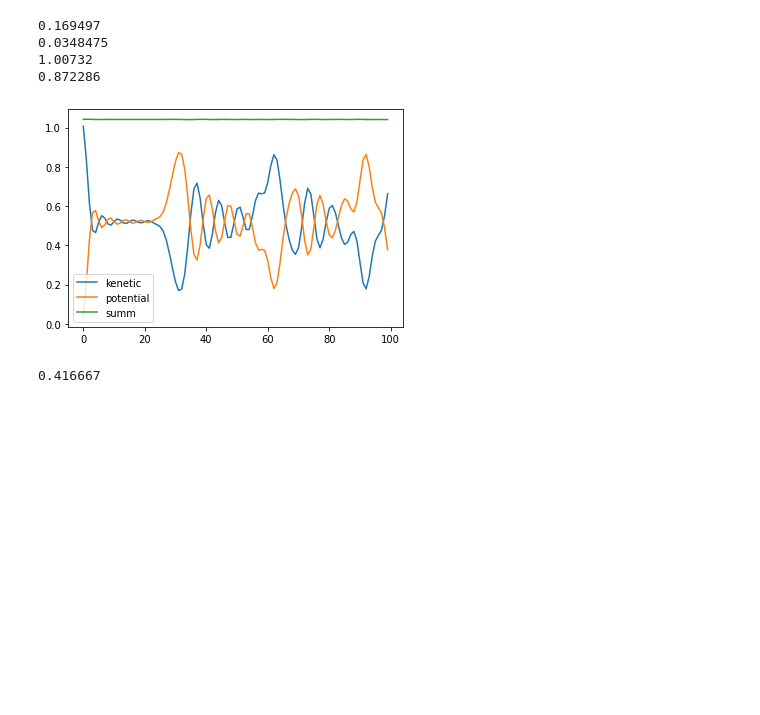
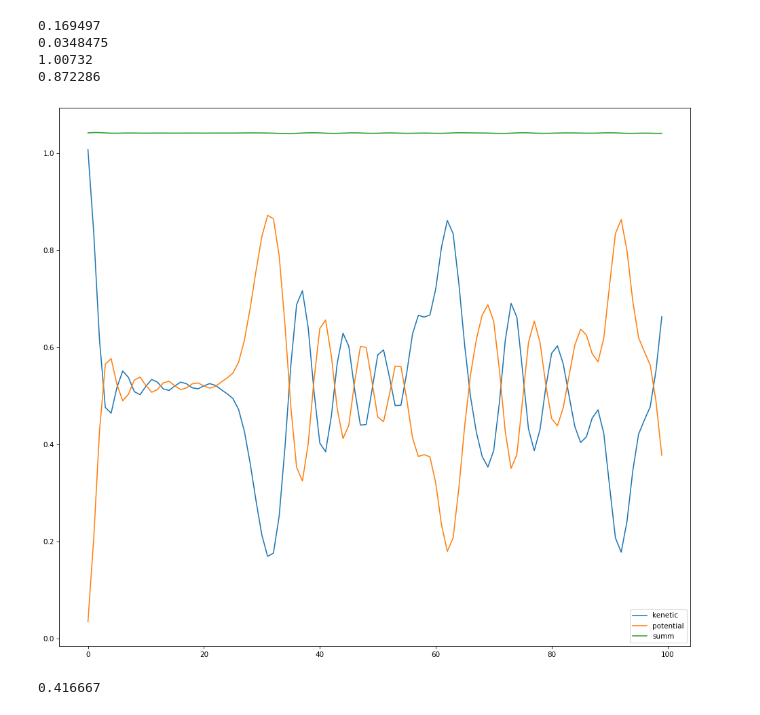
Before and after one commit to SkivHisink/MolecularDynamicsCpp, a Jupyter notebook: MDC/datacheck.ipynb, the cells around one changed output. Saved outputs shown, nothing was run; the diff lists cells and outputs as text; code cells hidden in the pictures; blank space fills up the shorter version.

```diff
--- a/MDC/datacheck.ipynb
+++ b/MDC/datacheck.ipynb
@@ -6,21 +6,22 @@ import matplotlib.pyplot as plt
 # %%
 data = pd.read_csv('data.csv')
 kenetic = np.array(data['kenetic'].to_list())
 potential = data['potential'].to_list()
+plt.figure(figsize=(16, 14), dpi = 75)
 plt.plot(kenetic, label = 'kenetic')
 plt.plot(potential, label = 'potential')
 plt.plot(potential+kenetic, label = 'summ')
 plt.legend()
 print(np.min(kenetic))
 print(np.min(potential))
 print(np.max(kenetic))
 print(np.max(potential))
 # %% [output]
 0.169497
 0.0348475
 1.00732
 0.872286
-[figure, old version]
+[figure, new version]
 # %%
 data_speed = pd.read_csv('speed.csv')
 speed = np.array(data_speed['speed'].to_list())
```
